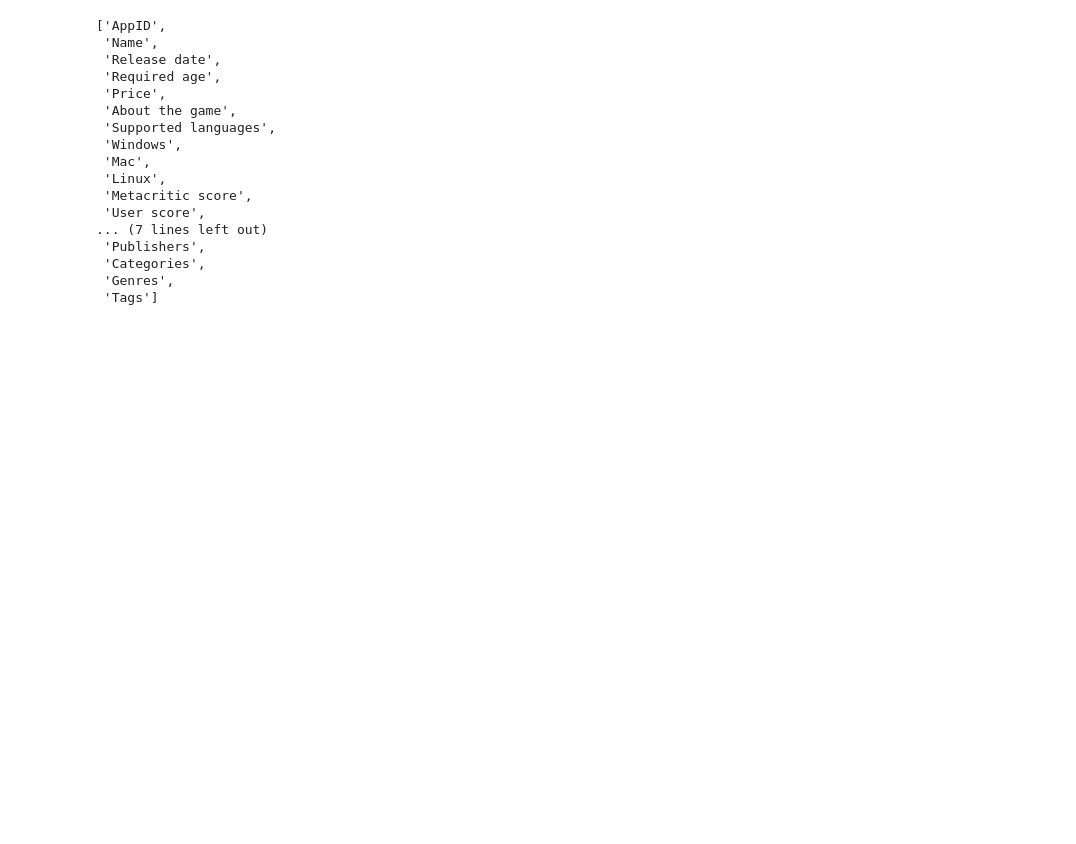
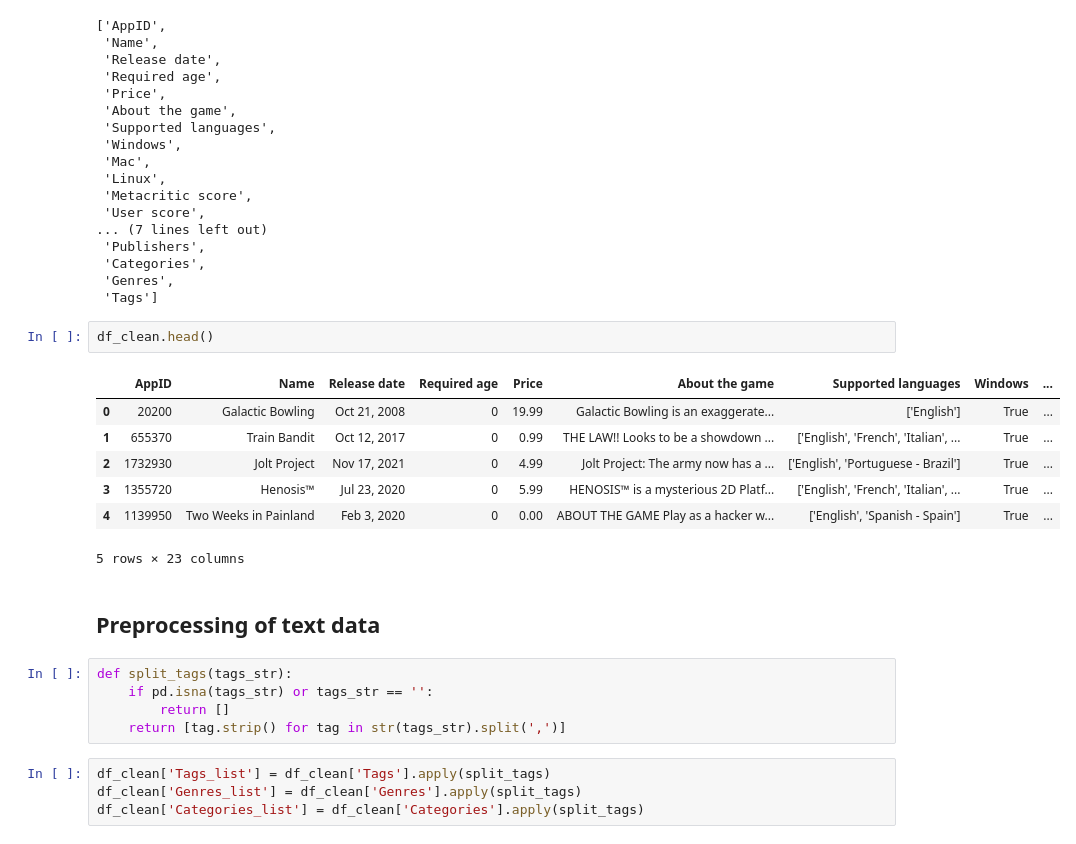
Before and after one commit to himynameisartem/Game_Style_Matcher, a Jupyter notebook: game_style_matcher.ipynb, the cells around one changed output. Saved outputs shown, nothing was run; the diff lists cells and outputs as text; blank space fills up the shorter version.

```diff
--- a/game_style_matcher.ipynb
+++ b/game_style_matcher.ipynb
@@ -57,3 +59,24 @@ df_clean.columns.tolist()
  'Categories',
  'Genres',
  'Tags']
+# %%
+df_clean.head()
+# %% [output]
+|  | AppID | Name | Release date | Required age | Price | About the game | Supported languages | Windows | ... |
+| 0 | 20200 | Galactic Bowling | Oct 21, 2008 | 0 | 19.99 | Galactic Bowling is an exaggerate... | ['English'] | True | ... |
+| 1 | 655370 | Train Bandit | Oct 12, 2017 | 0 | 0.99 | THE LAW!! Looks to be a showdown ... | ['English', 'French', 'Italian', ... | True | ... |
+| 2 | 1732930 | Jolt Project | Nov 17, 2021 | 0 | 4.99 | Jolt Project: The army now has a ... | ['English', 'Portuguese - Brazil'] | True | ... |
+| 3 | 1355720 | Henosis™ | Jul 23, 2020 | 0 | 5.99 | HENOSIS™ is a mysterious 2D Platf... | ['English', 'French', 'Italian', ... | True | ... |
+| 4 | 1139950 | Two Weeks in Painland | Feb 3, 2020 | 0 | 0.00 | ABOUT THE GAME Play as a hacker w... | ['English', 'Spanish - Spain'] | True | ... |
+5 rows × 23 columns
+# %% [markdown]
+## Preprocessing of text data
+# %%
+def split_tags(tags_str):
+    if pd.isna(tags_str) or tags_str == '':
+        return []
+    return [tag.strip() for tag in str(tags_str).split(',')]
+# %%
+df_clean['Tags_list'] = df_clean['Tags'].apply(split_tags)
+df_clean['Genres_list'] = df_clean['Genres'].apply(split_tags)
+df_clean['Categories_list'] = df_clean['Categories'].apply(split_tags)
```
Also changed, not shown: parts of 28 cells of this notebook.
